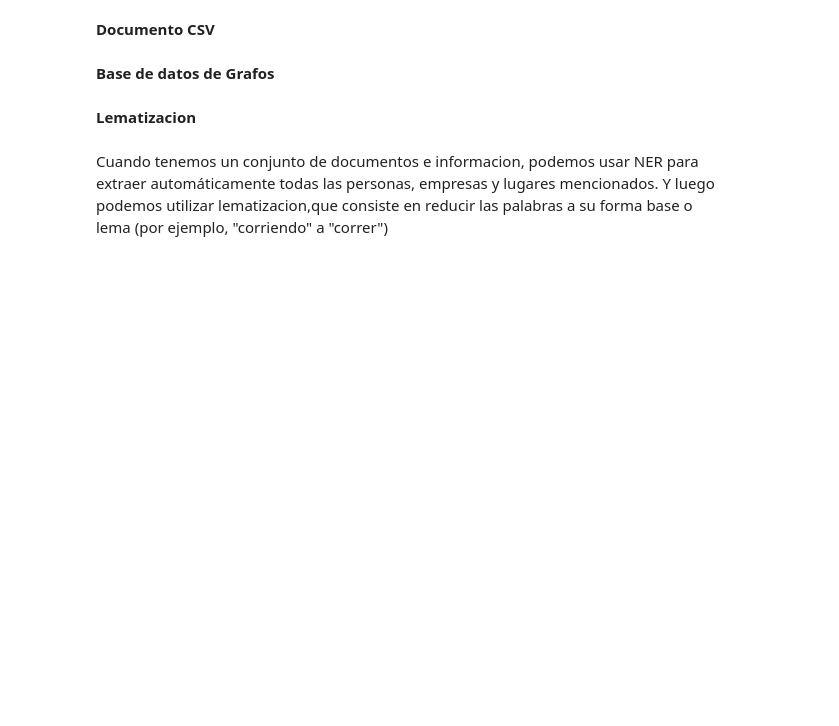
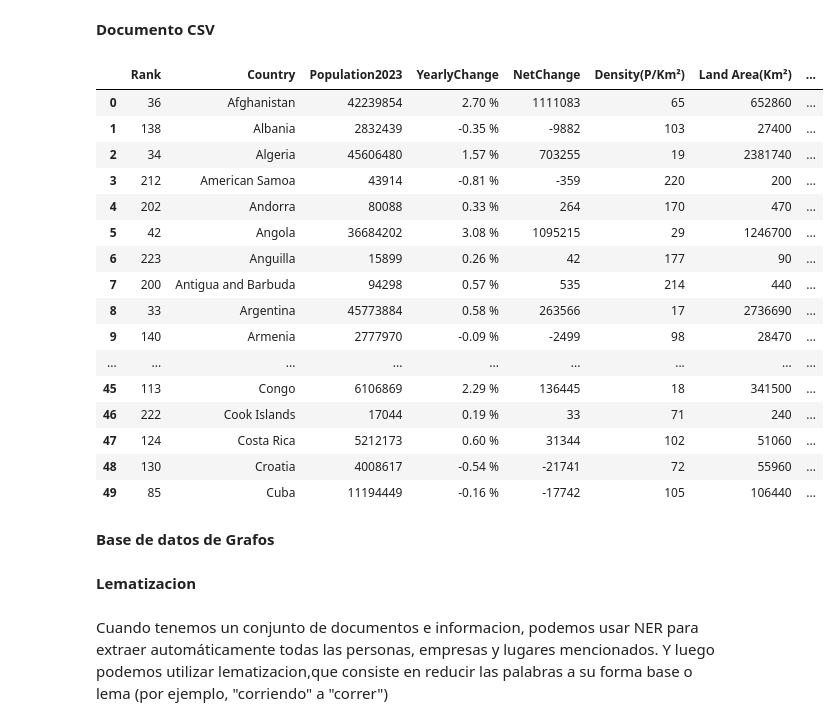
Before and after one commit to SolKidonakis/NLP_TPFINAL, a Jupyter notebook: TP_FINAL_NLP.ipynb, the cells around one changed output. Saved outputs shown, nothing was run; the diff lists cells and outputs as text; code cells hidden in the pictures; blank space fills up the shorter version.

```diff
--- a/TP_FINAL_NLP.ipynb
+++ b/TP_FINAL_NLP.ipynb
@@ -202,15 +192,34 @@ def search_chromadb(query, collection, model):
 # %%
 
 # Ruta del archivo CSV
 csv_file = 'WorldPopulation2023.csv'
 
 # Cargar datos desde el CSV
 population_data = pd.read_csv(csv_file)
 
 def search_csv(query, df):
     # Filtrado dinámico del DataFrame basado en el contenido del prompt
     filtered_df = df[df.apply(lambda row: query.lower() in ' '.join(row.astype(str)).lower(), axis=1)]
     return filtered_df if not filtered_df.empty else None
+population_data.head(50)
+# %% [output]
+|  | Rank | Country | Population2023 | YearlyChange | NetChange | Density(P/Km²) | Land Area(Km²) | ... |
+| 0 | 36 | Afghanistan | 42239854 | 2.70 % | 1111083 | 65 | 652860 | ... |
+| 1 | 138 | Albania | 2832439 | -0.35 % | -9882 | 103 | 27400 | ... |
+| 2 | 34 | Algeria | 45606480 | 1.57 % | 703255 | 19 | 2381740 | ... |
+| 3 | 212 | American Samoa | 43914 | -0.81 % | -359 | 220 | 200 | ... |
+| 4 | 202 | Andorra | 80088 | 0.33 % | 264 | 170 | 470 | ... |
+| 5 | 42 | Angola | 36684202 | 3.08 % | 1095215 | 29 | 1246700 | ... |
+| 6 | 223 | Anguilla | 15899 | 0.26 % | 42 | 177 | 90 | ... |
+| 7 | 200 | Antigua and Barbuda | 94298 | 0.57 % | 535 | 214 | 440 | ... |
+| 8 | 33 | Argentina | 45773884 | 0.58 % | 263566 | 17 | 2736690 | ... |
+| 9 | 140 | Armenia | 2777970 | -0.09 % | -2499 | 98 | 28470 | ... |
+| ... | ... | ... | ... | ... | ... | ... | ... | ... |
+| 45 | 113 | Congo | 6106869 | 2.29 % | 136445 | 18 | 341500 | ... |
+| 46 | 222 | Cook Islands | 17044 | 0.19 % | 33 | 71 | 240 | ... |
+| 47 | 124 | Costa Rica | 5212173 | 0.60 % | 31344 | 102 | 51060 | ... |
+| 48 | 130 | Croatia | 4008617 | -0.54 % | -21741 | 72 | 55960 | ... |
+| 49 | 85 | Cuba | 11194449 | -0.16 % | -17742 | 105 | 106440 | ... |
 # %% [markdown]
 **Base de datos de Grafos**
 # %%
```
Also changed, not shown: parts of 16 cells of this notebook.
